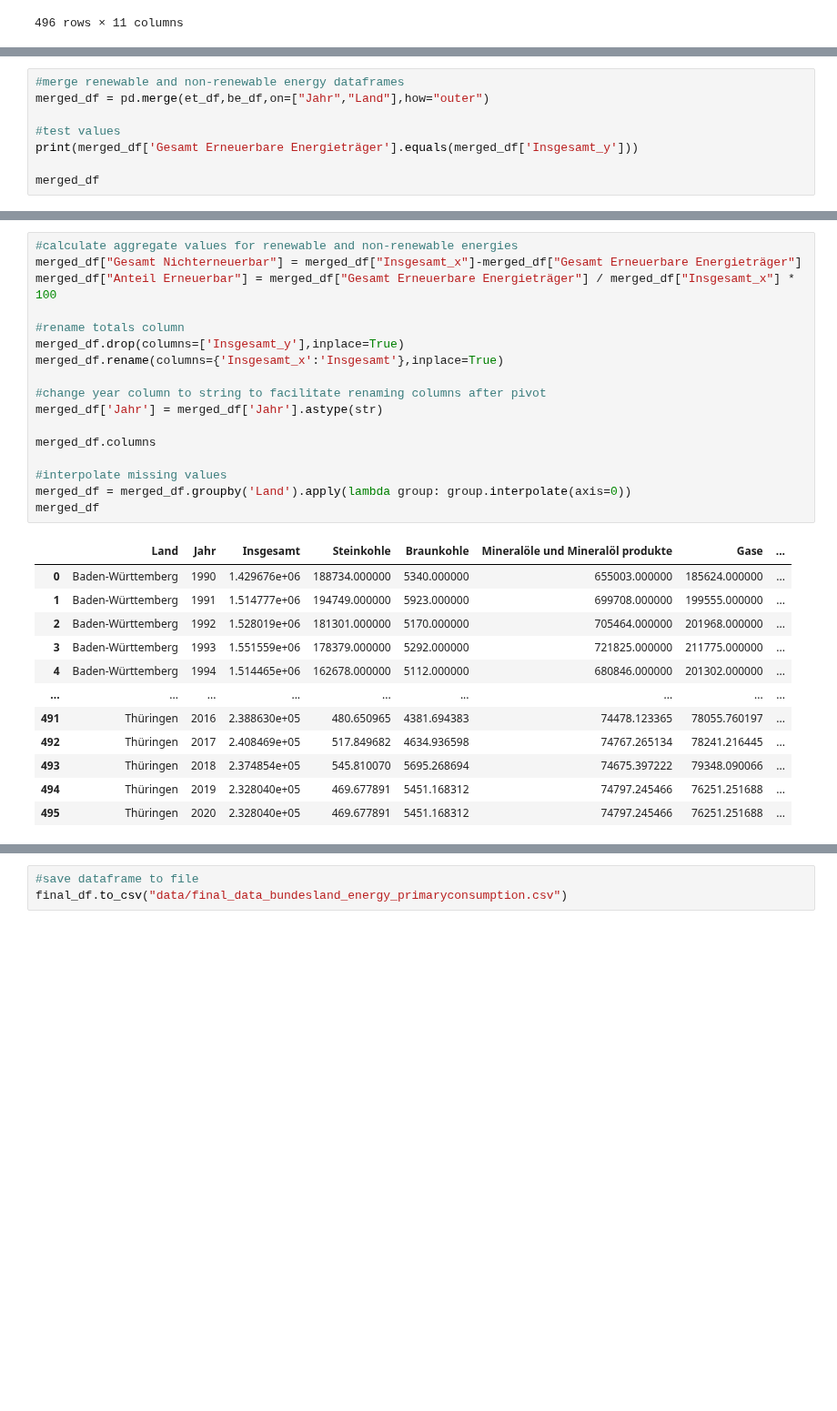
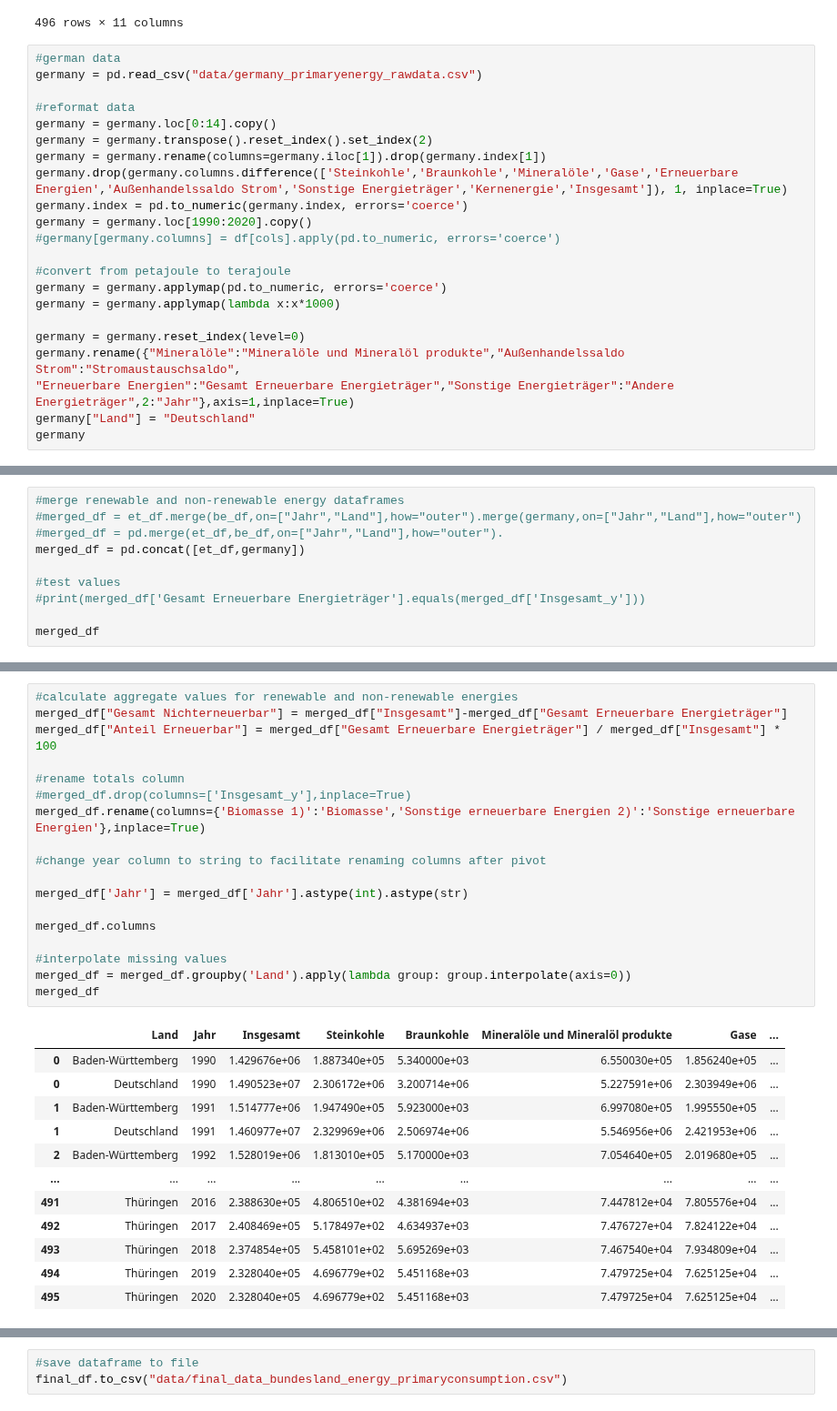
Before and after one commit to uclab-potsdam/klimataz, a Jupyter notebook: data/energy/final_data_energy_bundesland_primaryenergy.ipynb, the cells around one changed output, grey strips where cells are left out. Shown at 91% size. Drawn from its saved outputs; the diff is of its cells as text; blank space fills up the shorter version.

```diff
--- a/data/energy/final_data_energy_bundesland_primaryenergy.ipynb
+++ b/data/energy/final_data_energy_bundesland_primaryenergy.ipynb
@@ -97,3 +97,25 @@ et_df
 | 494 | Thüringen | 2019 | 2.328040e+05 | 469.677891 | 5451.168312 | 74797.245466 | 76251.251688 | ... |
 | 495 | Thüringen | 2020 | NaN | NaN | NaN | NaN | NaN | ... |
 496 rows × 11 columns
+# %%
+#german data
+germany = pd.read_csv("data/germany_primaryenergy_rawdata.csv")
+
+#reformat data
+germany = germany.loc[0:14].copy()
+germany = germany.transpose().reset_index().set_index(2)
+germany = germany.rename(columns=germany.iloc[1]).drop(germany.index[1])
+germany.drop(germany.columns.difference(['Steinkohle','Braunkohle','Mineralöle','Gase','Erneuerbare Energien','Außenhandelssaldo Strom','Sonstige Energieträger','Kernenergie','Insgesamt']), 1, inplace=True)
+germany.index = pd.to_numeric(germany.index, errors='coerce')
+germany = germany.loc[1990:2020].copy()
+#germany[germany.columns] = df[cols].apply(pd.to_numeric, errors='coerce')
+
+#convert from petajoule to terajoule
+germany = germany.applymap(pd.to_numeric, errors='coerce')
+germany = germany.applymap(lambda x:x*1000)
+
+germany = germany.reset_index(level=0)
+germany.rename({"Mineralöle":"Mineralöle und Mineralöl produkte","Außenhandelssaldo Strom":"Stromaustauschsaldo",
+"Erneuerbare Energien":"Gesamt Erneuerbare Energieträger","Sonstige Energieträger":"Andere Energieträger",2:"Jahr"},axis=1,inplace=True)
+germany["Land"] = "Deutschland"
+germany
@@ -100,9 +140,11 @@ et_df
 # %%
 #merge renewable and non-renewable energy dataframes
-merged_df = pd.merge(et_df,be_df,on=["Jahr","Land"],how="outer")
+#merged_df = et_df.merge(be_df,on=["Jahr","Land"],how="outer").merge(germany,on=["Jahr","Land"],how="outer")
+#merged_df = pd.merge(et_df,be_df,on=["Jahr","Land"],how="outer").
+merged_df = pd.concat([et_df,germany])
 
 #test values
-print(merged_df['Gesamt Erneuerbare Energieträger'].equals(merged_df['Insgesamt_y']))
+#print(merged_df['Gesamt Erneuerbare Energieträger'].equals(merged_df['Insgesamt_y']))
 
 merged_df
 # %% [output]
@@ -123,30 +164,31 @@ True
 # %%
 #calculate aggregate values for renewable and non-renewable energies
-merged_df["Gesamt Nichterneuerbar"] = merged_df["Insgesamt_x"]-merged_df["Gesamt Erneuerbare Energieträger"]
-merged_df["Anteil Erneuerbar"] = merged_df["Gesamt Erneuerbare Energieträger"] / merged_df["Insgesamt_x"] * 100
+merged_df["Gesamt Nichterneuerbar"] = merged_df["Insgesamt"]-merged_df["Gesamt Erneuerbare Energieträger"]
+merged_df["Anteil Erneuerbar"] = merged_df["Gesamt Erneuerbare Energieträger"] / merged_df["Insgesamt"] * 100
 
 #rename totals column
-merged_df.drop(columns=['Insgesamt_y'],inplace=True)
-merged_df.rename(columns={'Insgesamt_x':'Insgesamt'},inplace=True)
+#merged_df.drop(columns=['Insgesamt_y'],inplace=True)
+merged_df.rename(columns={'Biomasse 1)':'Biomasse','Sonstige erneuerbare Energien 2)':'Sonstige erneuerbare Energien'},inplace=True)
 
 #change year column to string to facilitate renaming columns after pivot
-merged_df['Jahr'] = merged_df['Jahr'].astype(str)
+
+merged_df['Jahr'] = merged_df['Jahr'].astype(int).astype(str)
 
 merged_df.columns
 
 #interpolate missing values
 merged_df = merged_df.groupby('Land').apply(lambda group: group.interpolate(axis=0))
 merged_df
 # %% [output]
 |  | Land | Jahr | Insgesamt | Steinkohle | Braunkohle | Mineralöle und Mineralöl produkte | Gase | ... |
-| 0 | Baden-Württemberg | 1990 | 1.429676e+06 | 188734.000000 | 5340.000000 | 655003.000000 | 185624.000000 | ... |
-| 1 | Baden-Württemberg | 1991 | 1.514777e+06 | 194749.000000 | 5923.000000 | 699708.000000 | 199555.000000 | ... |
-| 2 | Baden-Württemberg | 1992 | 1.528019e+06 | 181301.000000 | 5170.000000 | 705464.000000 | 201968.000000 | ... |
-| 3 | Baden-Württemberg | 1993 | 1.551559e+06 | 178379.000000 | 5292.000000 | 721825.000000 | 211775.000000 | ... |
-| 4 | Baden-Württemberg | 1994 | 1.514465e+06 | 162678.000000 | 5112.000000 | 680846.000000 | 201302.000000 | ... |
+| 0 | Baden-Württemberg | 1990 | 1.429676e+06 | 1.887340e+05 | 5.340000e+03 | 6.550030e+05 | 1.856240e+05 | ... |
+| 0 | Deutschland | 1990 | 1.490523e+07 | 2.306172e+06 | 3.200714e+06 | 5.227591e+06 | 2.303949e+06 | ... |
+| 1 | Baden-Württemberg | 1991 | 1.514777e+06 | 1.947490e+05 | 5.923000e+03 | 6.997080e+05 | 1.995550e+05 | ... |
+| 1 | Deutschland | 1991 | 1.460977e+07 | 2.329969e+06 | 2.506974e+06 | 5.546956e+06 | 2.421953e+06 | ... |
+| 2 | Baden-Württemberg | 1992 | 1.528019e+06 | 1.813010e+05 | 5.170000e+03 | 7.054640e+05 | 2.019680e+05 | ... |
 | ... | ... | ... | ... | ... | ... | ... | ... | ... |
-| 491 | Thüringen | 2016 | 2.388630e+05 | 480.650965 | 4381.694383 | 74478.123365 | 78055.760197 | ... |
-| 492 | Thüringen | 2017 | 2.408469e+05 | 517.849682 | 4634.936598 | 74767.265134 | 78241.216445 | ... |
-| 493 | Thüringen | 2018 | 2.374854e+05 | 545.810070 | 5695.268694 | 74675.397222 | 79348.090066 | ... |
-| 494 | Thüringen | 2019 | 2.328040e+05 | 469.677891 | 5451.168312 | 74797.245466 | 76251.251688 | ... |
-| 495 | Thüringen | 2020 | 2.328040e+05 | 469.677891 | 5451.168312 | 74797.245466 | 76251.251688 | ... |
+| 491 | Thüringen | 2016 | 2.388630e+05 | 4.806510e+02 | 4.381694e+03 | 7.447812e+04 | 7.805576e+04 | ... |
+| 492 | Thüringen | 2017 | 2.408469e+05 | 5.178497e+02 | 4.634937e+03 | 7.476727e+04 | 7.824122e+04 | ... |
+| 493 | Thüringen | 2018 | 2.374854e+05 | 5.458101e+02 | 5.695269e+03 | 7.467540e+04 | 7.934809e+04 | ... |
+| 494 | Thüringen | 2019 | 2.328040e+05 | 4.696779e+02 | 5.451168e+03 | 7.479725e+04 | 7.625125e+04 | ... |
+| 495 | Thüringen | 2020 | 2.328040e+05 | 4.696779e+02 | 5.451168e+03 | 7.479725e+04 | 7.625125e+04 | ... |
```
Also changed, not shown: parts of 5 cells of this notebook, 6 other files.
